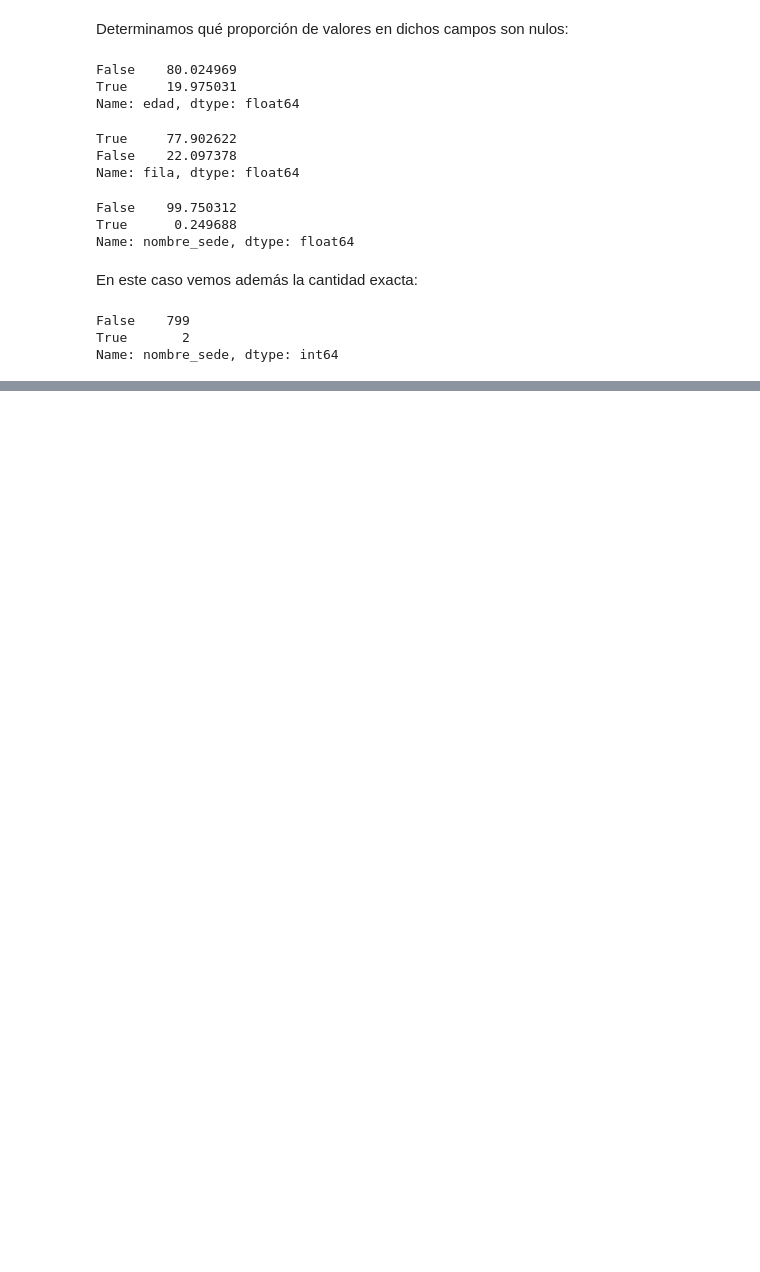
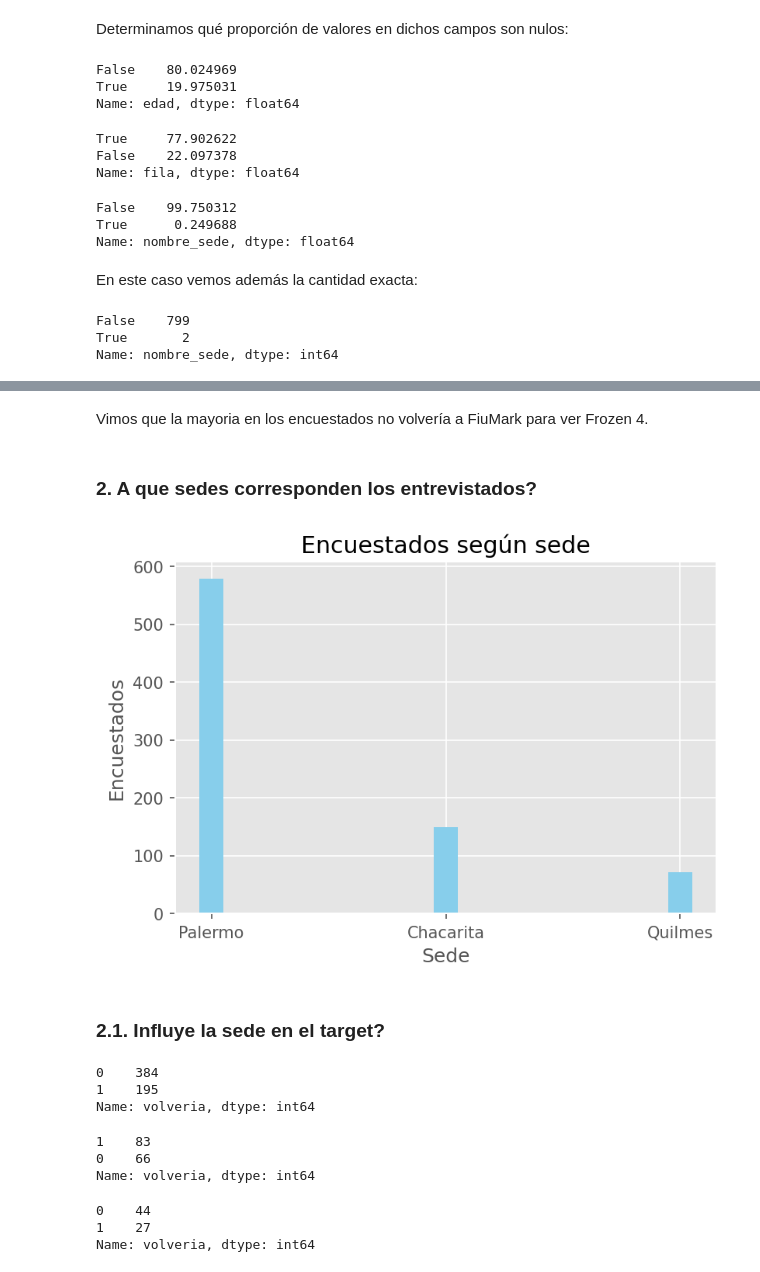
Before and after one commit to jalbarrac/datos-tp, a Jupyter notebook: tp1_dev_2.ipynb, the cells around one changed output, grey strips where cells are left out. Cells and saved outputs as stored; diff of their text form; code cells hidden in the pictures; blank space fills up the shorter version.

```diff
--- a/tp1_dev_2.ipynb
+++ b/tp1_dev_2.ipynb
@@ -129,0 +207,35 @@ Name: nombre_sede, dtype: int64
+# %% [markdown]
+Vimos que la mayoria en los encuestados no volvería a FiuMark para ver Frozen 4.
+# %% [markdown]
+### **2. A que sedes corresponden los entrevistados?**
+# %%
+plt.figure(dpi=(150))
+d = {"fiumark_palermo":"Palermo", "fiumark_chacarita":"Chacarita","fiumark_quilmes":"Quilmes"}
+por_sede = df_full_1['nombre_sede'].replace(d).value_counts()
+plt.bar(por_sede.index, por_sede.values, width=0.1, color="skyblue")
+plt.ylabel("Encuestados")
+plt.xlabel("Sede")
+plt.title("Encuestados según sede")
+plt.show()
+# %% [output]
+[figure, added]
+# %% [markdown]
+### **2.1. Influye la sede en el target?**
+# %%
+df_full_1.loc[df_full_1['nombre_sede'].eq('fiumark_palermo')]['volveria'].value_counts()
+# %% [output]
+0    384
+1    195
+Name: volveria, dtype: int64
+# %%
+df_full_1.loc[df_full_1['nombre_sede'].eq('fiumark_chacarita')]['volveria'].value_counts()
+# %% [output]
+1    83
+0    66
+Name: volveria, dtype: int64
+# %%
+df_full_1.loc[df_full_1['nombre_sede'].eq('fiumark_quilmes')]['volveria'].value_counts()
+# %% [output]
+0    44
+1    27
+Name: volveria, dtype: int64
```
Also changed, not shown: parts of 63 cells of this notebook.
